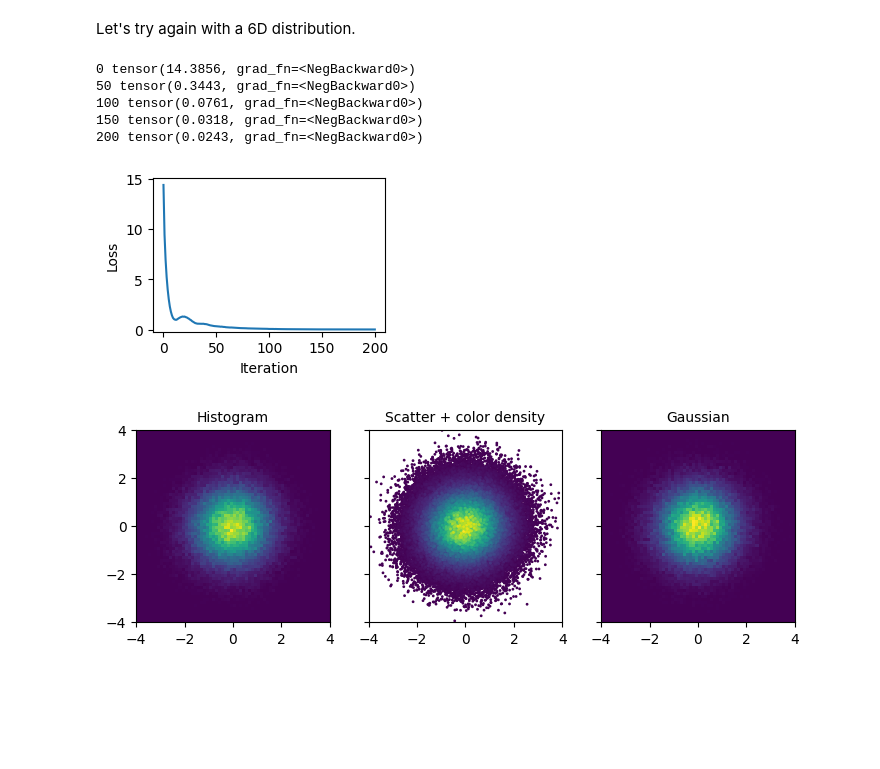
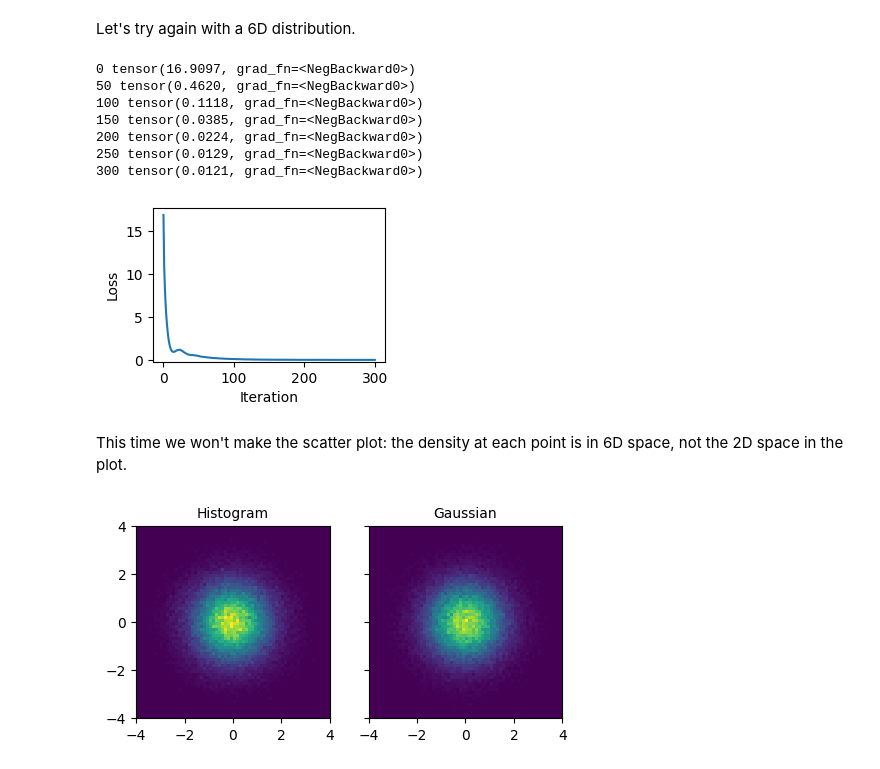
Before and after one commit to roussel-ryan/gpsr, a Jupyter notebook: docs/examples/jacobian/test_jacobian.ipynb, the cells around one changed output. Saved outputs shown, nothing was run; the diff lists cells and outputs as text; code cells hidden in the pictures; blank space fills up the shorter version.

```diff
--- a/docs/examples/jacobian/test_jacobian.ipynb
+++ b/docs/examples/jacobian/test_jacobian.ipynb
@@ -146,7 +146,7 @@ with torch.no_grad():
 Let's try again with a 6D distribution.
 # %%
 ndim = 6
-size = 10_000
+size = 20_000
 
 transform = NNTransform(
     n_hidden=2,
@@ -172,7 +172,7 @@ optimizer = torch.optim.Adam(dist.parameters(), lr=0.01)
 
 history = {}
 history["loss"] = []
-for iteration in range(201):
+for iteration in range(301):
     optimizer.zero_grad()
     x, log_prob = dist.sample_and_log_prob(size)
     entropy = -torch.mean(log_prob - prior_dist.log_prob(x))
@@ -185,11 +185,13 @@ for iteration in range(201):
     if iteration % 50 == 0:
         print(iteration, loss)
 # %% [output]
-0 tensor(14.3856, grad_fn=<NegBackward0>)
-50 tensor(0.3443, grad_fn=<NegBackward0>)
-100 tensor(0.0761, grad_fn=<NegBackward0>)
-150 tensor(0.0318, grad_fn=<NegBackward0>)
-200 tensor(0.0243, grad_fn=<NegBackward0>)
+0 tensor(16.9097, grad_fn=<NegBackward0>)
+50 tensor(0.4620, grad_fn=<NegBackward0>)
+100 tensor(0.1118, grad_fn=<NegBackward0>)
+150 tensor(0.0385, grad_fn=<NegBackward0>)
+200 tensor(0.0224, grad_fn=<NegBackward0>)
+250 tensor(0.0129, grad_fn=<NegBackward0>)
+300 tensor(0.0121, grad_fn=<NegBackward0>)
 # %%
 fig, ax = plt.subplots(figsize=(3.0, 2.0))
 ax.plot(history["loss"])
@@ -198,34 +200,34 @@ ax.set_ylabel("Loss")
 ax.set_ylim(-0.2, ax.get_ylim()[1])
 plt.show()
 # %% [output]
-[figure, old version]
+[figure, new version]
+# %% [markdown]
+This time we won't make the scatter plot: the density at each point is in 6D space, not the 2D space in the plot.
 # %%
 with torch.no_grad():
     # Sample and evaluate density at each point
     x, log_prob = dist.sample_and_log_prob(100_000)
     x = x.numpy()
     log_prob = log_prob.numpy()
 
     x_prior = prior_dist.rsample((x.shape[0],))
 
     # Sort by density
     idx = np.argsort(log_prob)
     x = x[idx]
     log_prob = log_prob[idx]
 
     # Plot histogram and scatter plot with points colored by density
     plot_xmax = 4.0
     plot_limits = 2 * [(-plot_xmax, plot_xmax)]
 
-    fig, axs = plt.subplots(ncols=3, sharex=True, sharey=True, figsize=(8.5, 2.5))
+    fig, axs = plt.subplots(ncols=2, sharex=True, sharey=True, figsize=(5.5, 2.5))
 
     grid_values, grid_edges = np.histogramdd(x[:, (0, 1)], bins=64, range=plot_limits, density=True)
     axs[0].pcolormesh(grid_edges[0], grid_edges[1], grid_values.T)
-    axs[1].scatter(x[:, 0], x[:, 1], c=np.exp(log_prob), s=1)
-    axs[2].hist2d(x_prior[:, 0], x_prior[:, 1], bins=64, range=plot_limits, density=True)
+    axs[1].hist2d(x_prior[:, 0], x_prior[:, 1], bins=64, range=plot_limits, density=True)
     axs[0].set_title("Histogram", fontsize="medium")
-    axs[1].set_title("Scatter + color density", fontsize="medium")
-    axs[2].set_title("Gaussian", fontsize="medium")
+    axs[1].set_title("Gaussian", fontsize="medium")
     plt.show()
 # %% [output]
-[figure, old version]
+[figure, new version]
```
Also changed, not shown: parts of 3 cells of this notebook.
